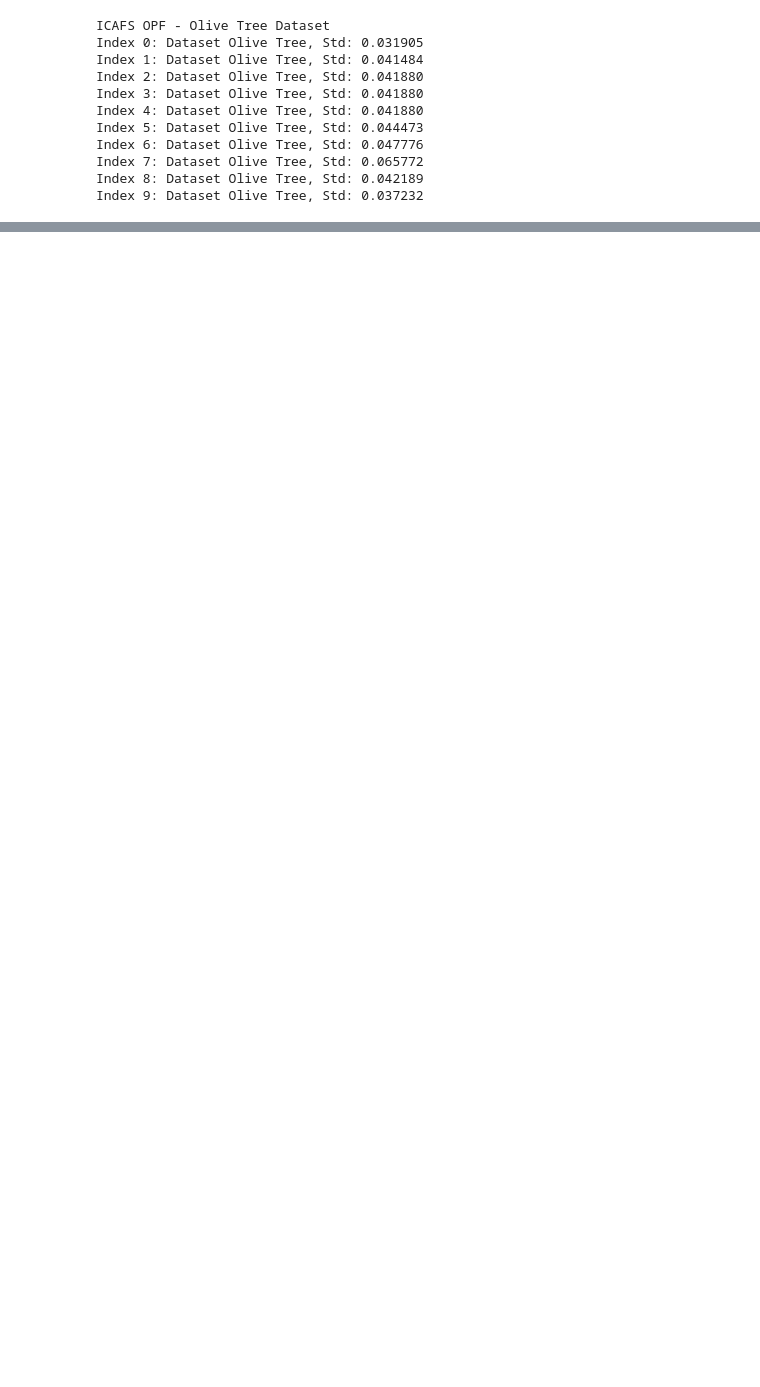
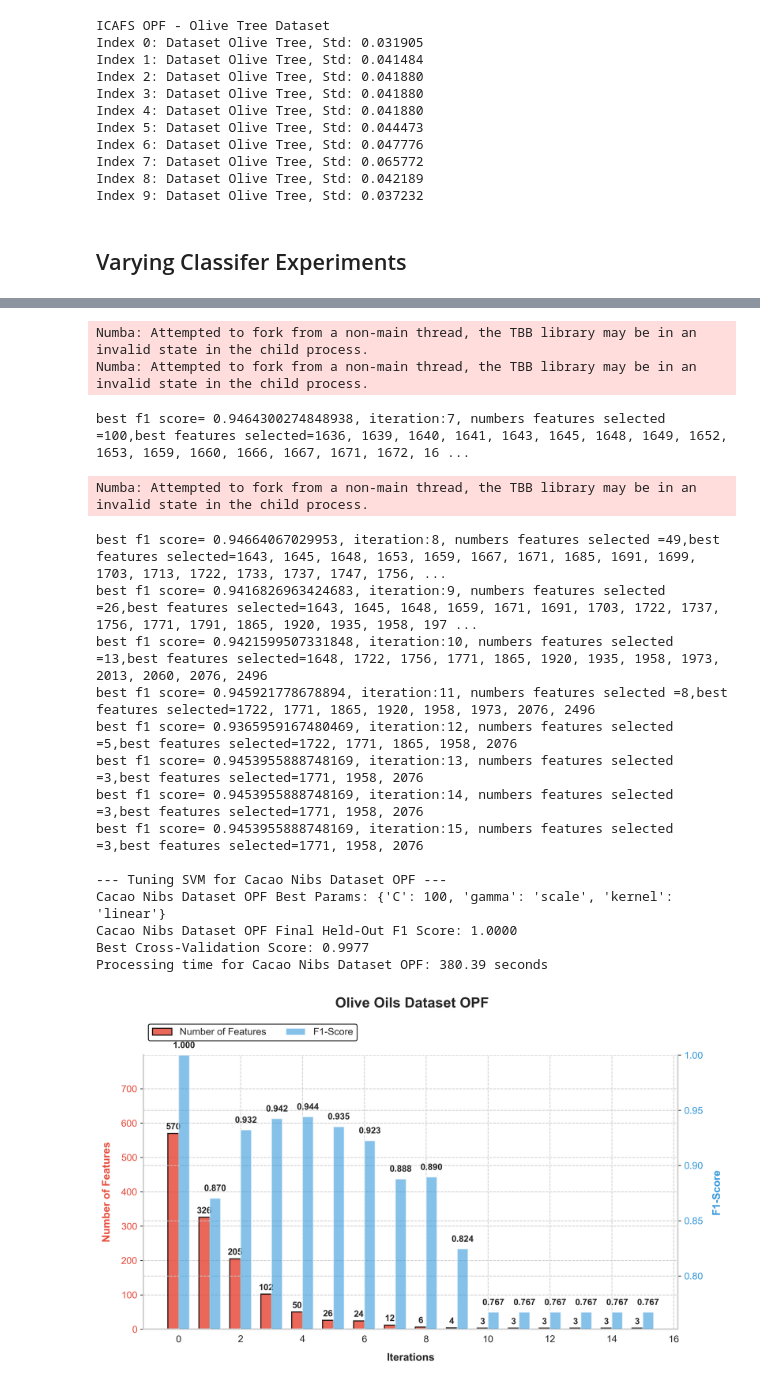
Before and after one commit to mikefixer/icafs, a Jupyter notebook: notebookes/icafs_opf.ipynb, the cells around one changed output, grey strips where cells are left out. Cells and saved outputs as stored; diff of their text form; code cells hidden in the pictures; blank space fills up the shorter version.

Commit message:
Add varying experiment

```diff
--- a/notebookes/icafs_opf.ipynb
+++ b/notebookes/icafs_opf.ipynb
@@ -447,3 +679,5 @@ Index 6: Dataset Olive Tree, Std: 0.047776
 Index 7: Dataset Olive Tree, Std: 0.065772
 Index 8: Dataset Olive Tree, Std: 0.042189
 Index 9: Dataset Olive Tree, Std: 0.037232
+# %% [markdown]
+## Varying Classifer Experiments
@@ -449,0 +752,15 @@ Index 9: Dataset Olive Tree, Std: 0.037232
+# %%
+
+datasets = [[olive_x, y_olive, "Olive Oils Dataset OPF"],[df_x_cacao, y_cacao, "Cacao Nibs Dataset OPF"]]
+best_features_datasets = {}
+
+for X, y, name in datasets:
+    start_time = time.time()
+    final_f1, iterations, feature, score, best_features = evaluate_dataset(X, y, name)
+
+    end_time = time.time()
+    best_features_datasets[name] = best_features
+
+    print(f"Processing time for {name}: {end_time - start_time:.2f} seconds")
+    plot_results_for_covering_array(score, feature, iterations, f'../output_images/icafs_{name.replace(" ", "_").lower()}.png', dataset_name=name)
+# %% [output]
@@ -449,0 +784,19 @@ Index 9: Dataset Olive Tree, Std: 0.037232
+Numba: Attempted to fork from a non-main thread, the TBB library may be in an invalid state in the child process.
+Numba: Attempted to fork from a non-main thread, the TBB library may be in an invalid state in the child process.
+best f1 score= 0.9464300274848938, iteration:7, numbers features selected =100,best features selected=1636, 1639, 1640, 1641, 1643, 1645, 1648, 1649, 1652, 1653, 1659, 1660, 1666, 1667, 1671, 1672, 16 ...
+Numba: Attempted to fork from a non-main thread, the TBB library may be in an invalid state in the child process.
+best f1 score= 0.94664067029953, iteration:8, numbers features selected =49,best features selected=1643, 1645, 1648, 1653, 1659, 1667, 1671, 1685, 1691, 1699, 1703, 1713, 1722, 1733, 1737, 1747, 1756, ...
+best f1 score= 0.9416826963424683, iteration:9, numbers features selected =26,best features selected=1643, 1645, 1648, 1659, 1671, 1691, 1703, 1722, 1737, 1756, 1771, 1791, 1865, 1920, 1935, 1958, 197 ...
+best f1 score= 0.9421599507331848, iteration:10, numbers features selected =13,best features selected=1648, 1722, 1756, 1771, 1865, 1920, 1935, 1958, 1973, 2013, 2060, 2076, 2496
+best f1 score= 0.945921778678894, iteration:11, numbers features selected =8,best features selected=1722, 1771, 1865, 1920, 1958, 1973, 2076, 2496
+best f1 score= 0.9365959167480469, iteration:12, numbers features selected =5,best features selected=1722, 1771, 1865, 1958, 2076
+best f1 score= 0.9453955888748169, iteration:13, numbers features selected =3,best features selected=1771, 1958, 2076
+best f1 score= 0.9453955888748169, iteration:14, numbers features selected =3,best features selected=1771, 1958, 2076
+best f1 score= 0.9453955888748169, iteration:15, numbers features selected =3,best features selected=1771, 1958, 2076
+
+--- Tuning SVM for Cacao Nibs Dataset OPF ---
+Cacao Nibs Dataset OPF Best Params: {'C': 100, 'gamma': 'scale', 'kernel': 'linear'}
+Cacao Nibs Dataset OPF Final Held-Out F1 Score: 1.0000
+Best Cross-Validation Score: 0.9977
+Processing time for Cacao Nibs Dataset OPF: 380.39 seconds
+[figure, added]
```
Also changed, not shown: parts of 9 cells of this notebook.
